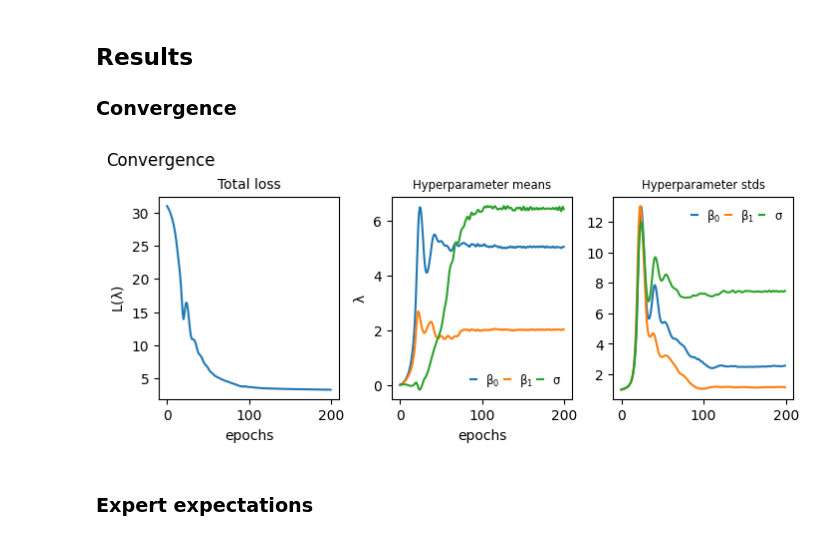
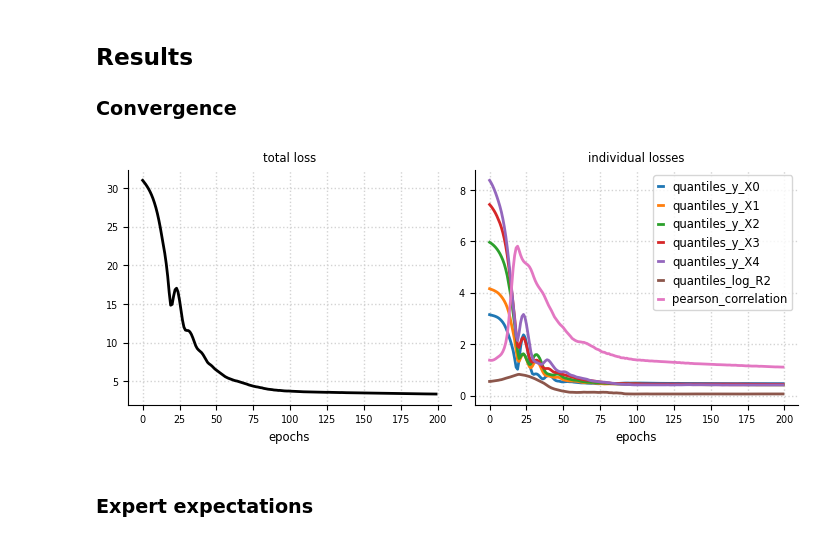
Before and after one commit to florence-bockting/prior_elicitation, a Jupyter notebook: docs/source/tutorials/toymodel_deep.ipynb, the cells around one changed output. Saved outputs shown, nothing was run; the diff lists cells and outputs as text; code cells hidden in the pictures.

```diff
--- a/docs/source/tutorials/toymodel_deep.ipynb
+++ b/docs/source/tutorials/toymodel_deep.ipynb
@@ -137,8 +137,8 @@ targets=[
             weight=1.0
         ),
         el.target(
-            name="cor",
-            query=el.queries.identity(),
+            name="correlation",
+            query=el.queries.correlation(),
             loss=el.losses.L2,
             weight=1.0
         )
@@ -190,7 +190,7 @@ network=el.networks.NF(
 
 **All inputs for elicit method**
 # %%
-elicit = el.Elicit(
+eliobj = el.Elicit(
     model=model,
     parameters=parameters,
     targets=targets,
@@ -210,30 +210,16 @@ elicit = el.Elicit(
 )
 
 # run method
-hist = elicit.fit(save_dir=None)
+eliobj.fit()
 # %% [output]
 Training
 # %% [markdown]
 ## Results
 ### Convergence
 # %%
-def plot_convergence(hist):
-    _, axs = plt.subplots(1,3, constrained_layout=True, figsize=(7,3), sharex=True)
-    axs[0].plot(hist["loss"])
-    for i,k in enumerate(hist["hyperparameter"]):
-        axs[i+1].plot(hist["hyperparameter"][k], label=[r"$\beta_0$", r"$\beta_1$", r"$\sigma$"])
-        axs[i+1].legend(handlelength=0.5, fontsize="small", frameon=False, ncol=3, columnspacing=0.4)
-        axs[i+1].set_title(f"Hyperparameter {k}", size="small")
-    axs[0].set_title("Total loss", size="medium")
-    axs[0].set_ylabel(r"$\mathcal{L}(\lambda)$")
-    axs[1].set_ylabel(r"$\lambda$")
-    [axs[i].set_xlabel("epochs") for i in range(2)]
-    plt.suptitle("Convergence", ha="left", x=0)
-    plt.show()
-
-plot_convergence(hist)
+el.plots.loss(eliobj, figsize=(7,3))
 # %% [output]
-[figure, old version]
+[figure, new version]
 # %% [markdown]
 ### Expert expectations
 # %%
```
Also changed, not shown: parts of 2 cells of this notebook, 3 other files.
